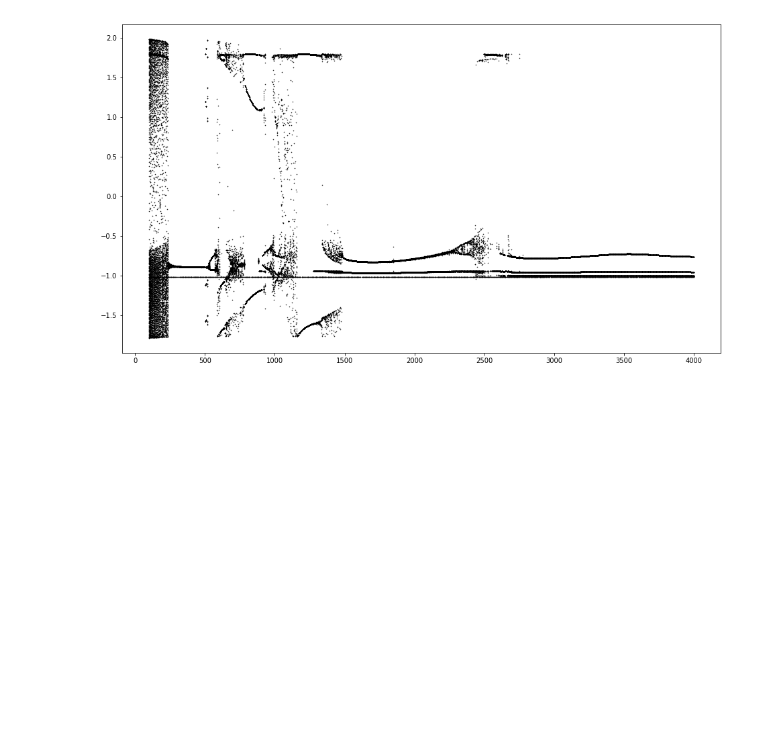
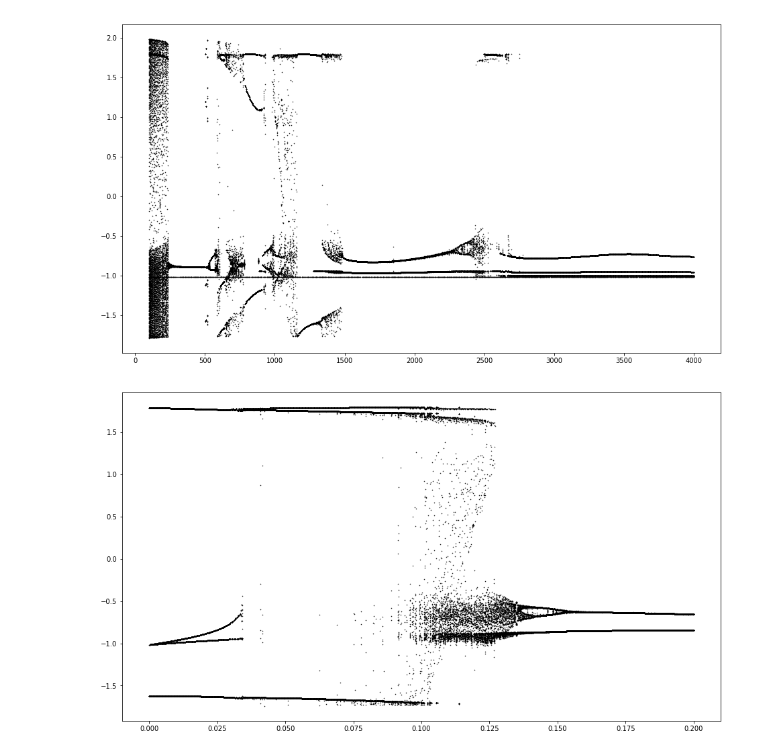
Before and after one commit to arindamsaha1507/ExtremeEvents, a Jupyter notebook: Periodic.ipynb, the cells around one changed output. Saved outputs shown, nothing was run; the diff lists cells and outputs as text; code cells hidden in the pictures; blank space fills up the shorter version.

```diff
--- a/Periodic.ipynb
+++ b/Periodic.ipynb
@@ -136,3 +136,39 @@ plt.plot(bif_data[:,0], bif_data[:,3], '.k', ms=1)
 plt.show()
 # %% [output]
 [figure]
+# %%
+bif_data = np.empty((0,4))
+
+for bif_para in tqdm(np.linspace(0,0.2,1000)):
+
+    seed = 1234
+    np.random.seed()
+
+    tf = 40000
+    dt = 1
+    N = 2
+    pert_freq = 1250
+    transience = 10000
+
+    ss = np.zeros(int(tf/dt))
+    for i in range(int(tf/dt)):
+        if i>0 and i%pert_freq==0:
+            ss[i] = 10
+
+    adj = create_adjacency_adjacency(N)
+    z0 = np.random.random(2*N)
+    d = ode_solver(network_ode, tf, dt, z0, ss, N, adj, bif_para)
+
+    for i in range(N):
+        d = d[transience:]
+        current_data = find_maximas(d[:,2*i], threshold=-2, para=bif_para, osc=i)
+        if len(current_data) == 0:
+            pass
+        else:
+            bif_data = np.append(bif_data,current_data,axis=0)
+# %%
+plt.figure(figsize=(16,9))
+plt.plot(bif_data[:,0], bif_data[:,3], '.k', ms=1)
+plt.show()
+# %% [output]
+[figure, added]
```
Also changed, not shown: parts of 4 cells of this notebook.
